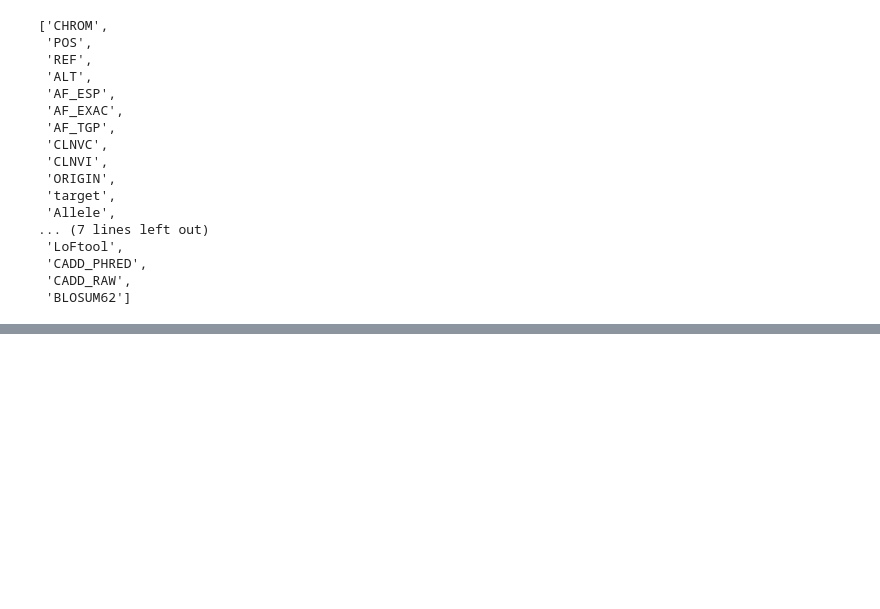
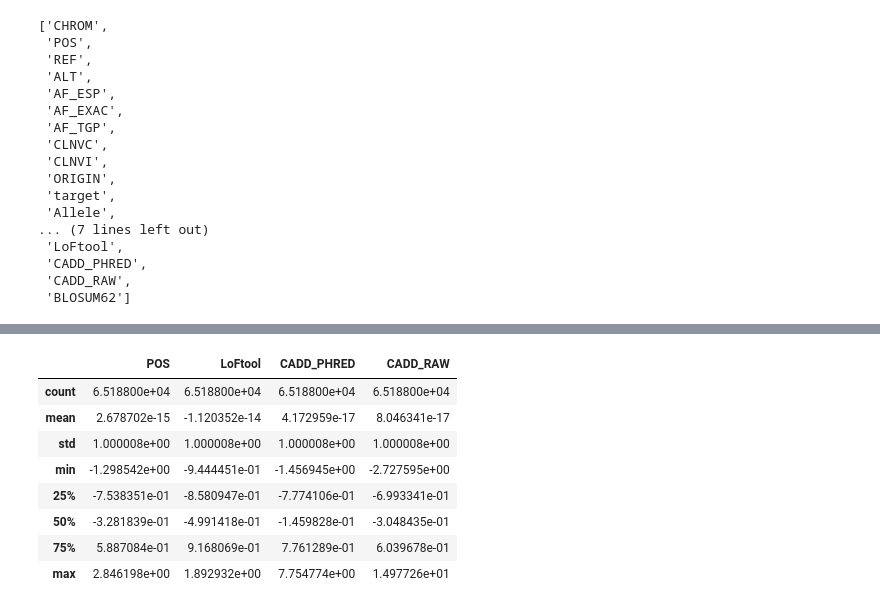
Before and after one commit to DavidBraslow/dsc-3-final-project-online-ds-sp-000, a Jupyter notebook: student.ipynb, the cells around one changed output, grey strips where cells are left out. Saved outputs shown, nothing was run; the diff lists cells and outputs as text; code cells hidden in the pictures; blank space fills up the shorter version.

```diff
--- a/student.ipynb
+++ b/student.ipynb
@@ -611,0 +644,12 @@ orig_feat = list(df.columns[0:22])
+# %%
+features[num_var_list].describe()
+# %% [output]
+|  | POS | LoFtool | CADD_PHRED | CADD_RAW |
+| count | 6.518800e+04 | 6.518800e+04 | 6.518800e+04 | 6.518800e+04 |
+| mean | 2.678702e-15 | -1.120352e-14 | 4.172959e-17 | 8.046341e-17 |
+| std | 1.000008e+00 | 1.000008e+00 | 1.000008e+00 | 1.000008e+00 |
+| min | -1.298542e+00 | -9.444451e-01 | -1.456945e+00 | -2.727595e+00 |
+| 25% | -7.538351e-01 | -8.580947e-01 | -7.774106e-01 | -6.993341e-01 |
+| 50% | -3.281839e-01 | -4.991418e-01 | -1.459828e-01 | -3.048435e-01 |
+| 75% | 5.887084e-01 | 9.168069e-01 | 7.761289e-01 | 6.039678e-01 |
+| max | 2.846198e+00 | 1.892932e+00 | 7.754774e+00 | 1.497726e+01 |
```
Also changed, not shown: parts of 27 cells of this notebook.
